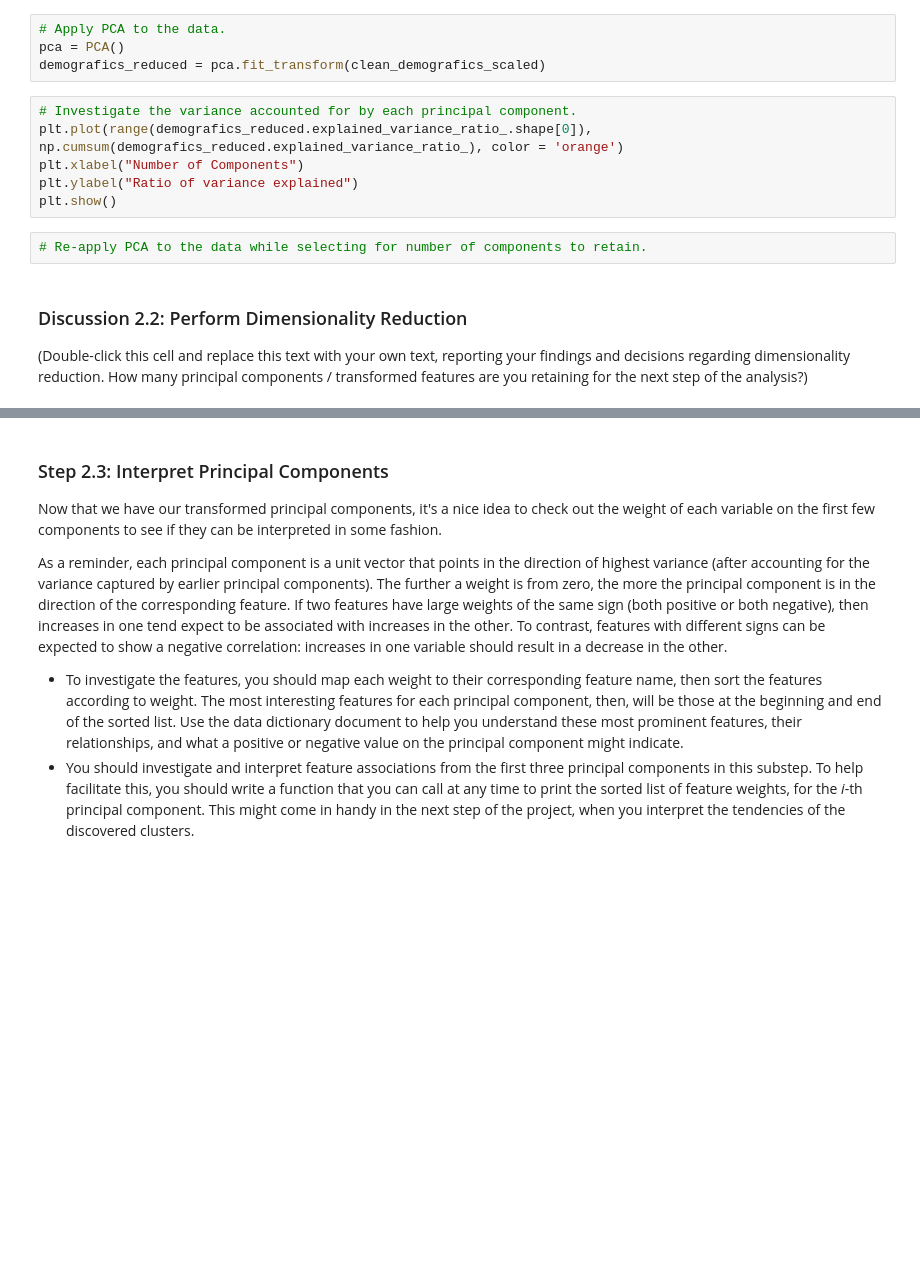
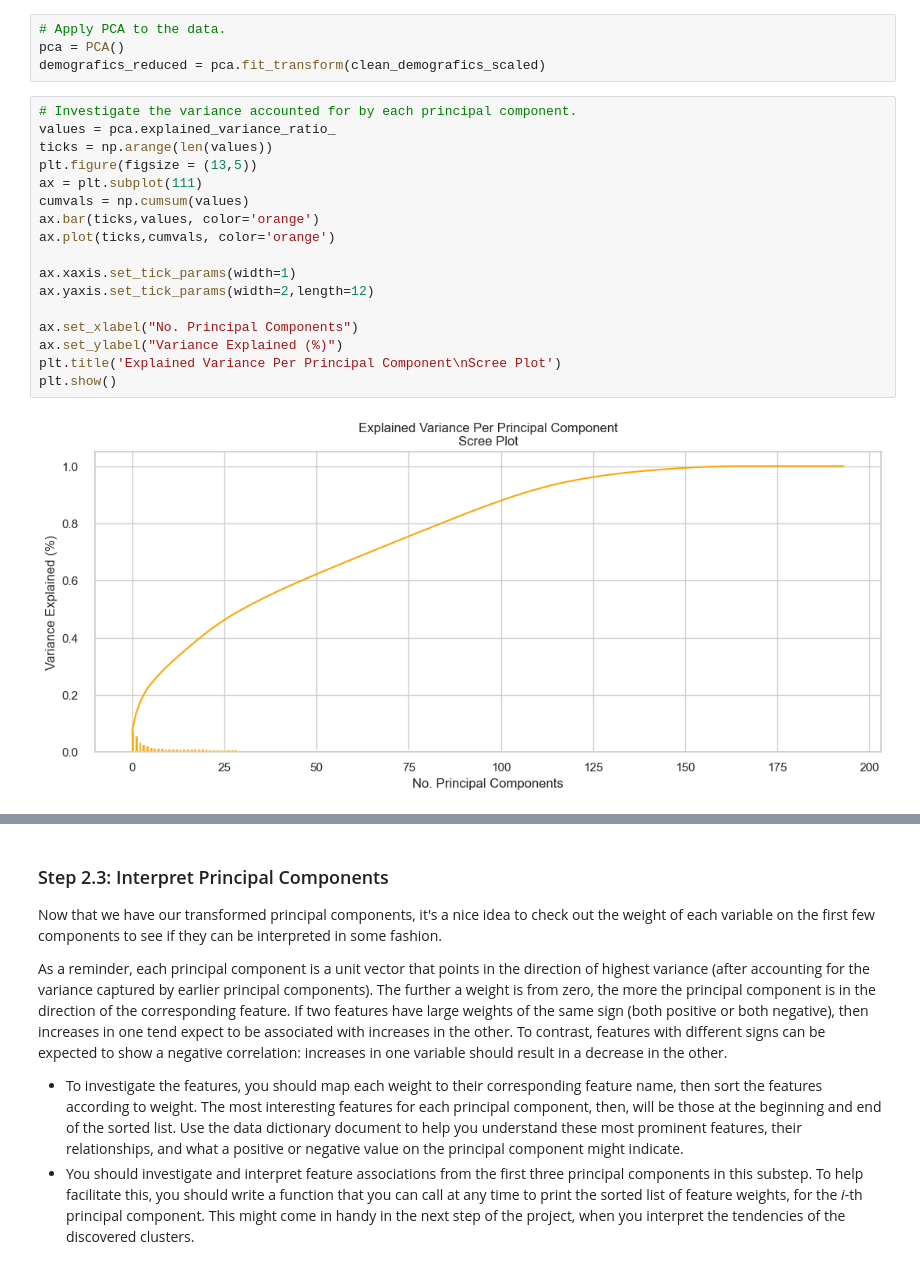
Before and after one commit to luisgj/customer-segments-predictor, a Jupyter notebook: Identify_Customer_Segments.ipynb, the cells around one changed output, grey strips where cells are left out. Drawn from its saved outputs; the diff is of its cells as text; blank space fills up the shorter version.

```diff
--- a/Identify_Customer_Segments.ipynb
+++ b/Identify_Customer_Segments.ipynb
@@ -618,15 +618,22 @@ On your scaled data, you are now ready to apply dimensionality reduction techniq
 # Apply PCA to the data.
 pca = PCA()
 demografics_reduced = pca.fit_transform(clean_demografics_scaled)
-# %%
-# Investigate the variance accounted for by each principal component.
-plt.plot(range(demografics_reduced.explained_variance_ratio_.shape[0]), np.cumsum(demografics_reduced.explained_variance_ratio_), color = 'orange')
-plt.xlabel("Number of Components")
-plt.ylabel("Ratio of variance explained")
-plt.show()
-# %%
-# Re-apply PCA to the data while selecting for number of components to retain.
-# %% [markdown]
-### Discussion 2.2: Perform Dimensionality Reduction
-
-(Double-click this cell and replace this text with your own text, reporting your findings and decisions regarding dimensionality reduction. How many principal components / transformed features are you retaining for the next step of the analysis?)
+# %%
+# Investigate the variance accounted for by each principal component.
+values = pca.explained_variance_ratio_
+ticks = np.arange(len(values))
+plt.figure(figsize = (13,5))
+ax = plt.subplot(111)
+cumvals = np.cumsum(values)
+ax.bar(ticks,values, color='orange')
+ax.plot(ticks,cumvals, color='orange')
+
+ax.xaxis.set_tick_params(width=1)
+ax.yaxis.set_tick_params(width=2,length=12)
+
+ax.set_xlabel("No. Principal Components")
+ax.set_ylabel("Variance Explained (%)")
+plt.title('Explained Variance Per Principal Component\nScree Plot')
+plt.show()
+# %% [output]
+[figure, added]
```
Also changed, not shown: parts of 8 cells of this notebook.
